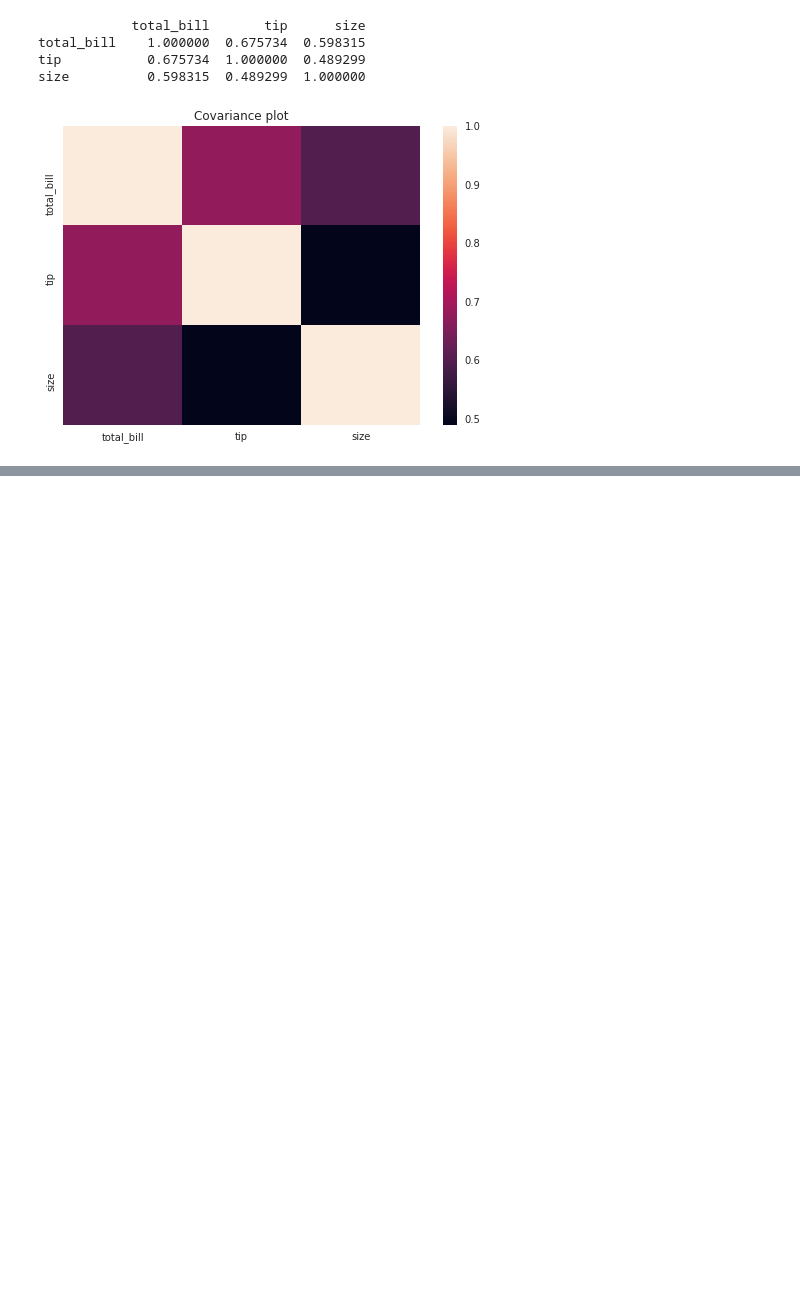
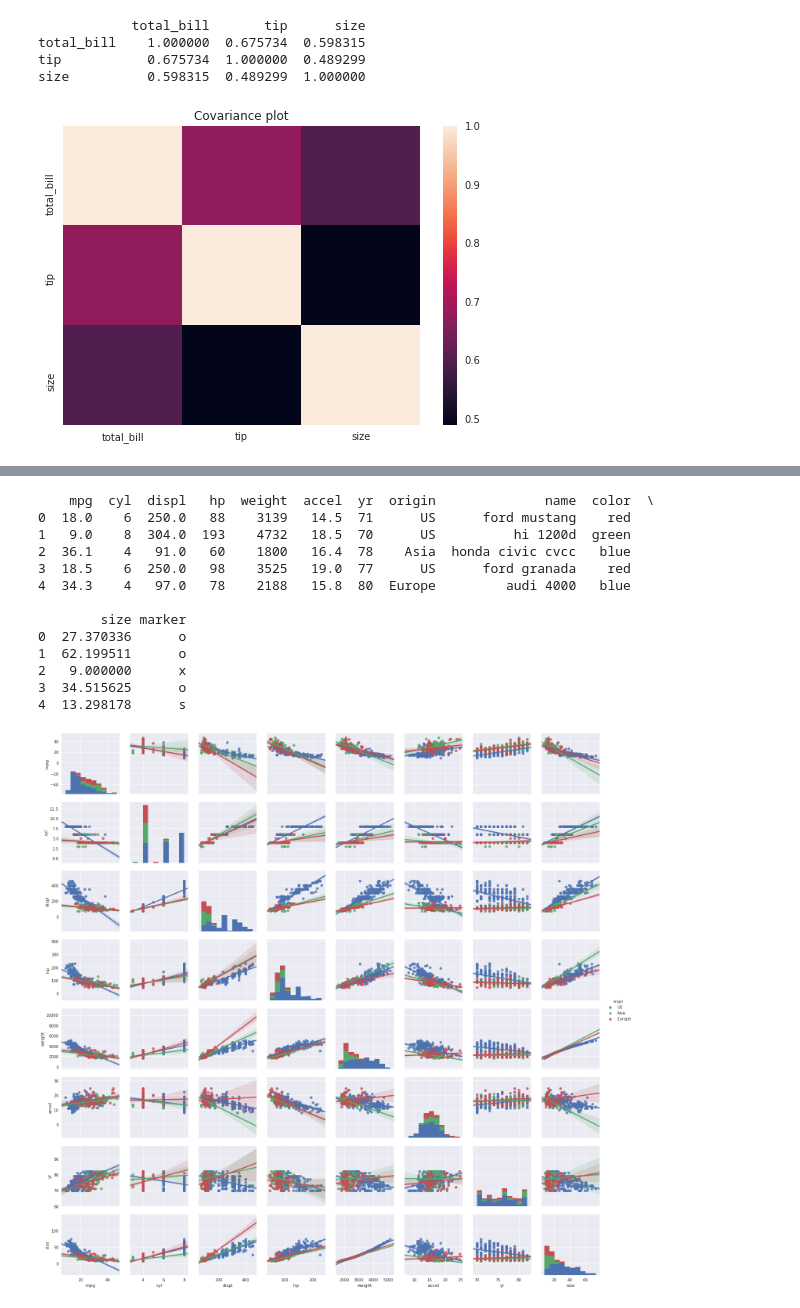
Before and after one commit to franksalas/datacamp, a Jupyter notebook: Introduction_to_Data_Visualization_with_Python/03StatisticalPlotsWithSeaborn.ipynb, the cells around one changed output, grey strips where cells are left out. Drawn from its saved outputs; the diff is of its cells as text; code cells hidden in the pictures; blank space fills up the shorter version.

```diff
--- a/Introduction_to_Data_Visualization_with_Python/03StatisticalPlotsWithSeaborn.ipynb
+++ b/Introduction_to_Data_Visualization_with_Python/03StatisticalPlotsWithSeaborn.ipynb
@@ -348,0 +425,26 @@ size          0.598315  0.489299  1.000000
+# %%
+## EXAMPLE
+# Plotting distributions pairwise (2)
+# Print the first 5 rows of the DataFrame
+print(auto.head())
+
+# Plot the pairwise joint distributions grouped by 'origin' along with regression lines
+sns.pairplot(auto,hue='origin', kind='reg')
+
+# Display the plot
+plt.show()
+# %% [output]
+    mpg  cyl  displ   hp  weight  accel  yr  origin              name  color  \
+0  18.0    6  250.0   88    3139   14.5  71      US      ford mustang    red
+1   9.0    8  304.0  193    4732   18.5  70      US          hi 1200d  green
+2  36.1    4   91.0   60    1800   16.4  78    Asia  honda civic cvcc   blue
+3  18.5    6  250.0   98    3525   19.0  77      US      ford granada    red
+4  34.3    4   97.0   78    2188   15.8  80  Europe         audi 4000   blue
+
+        size marker
+0  27.370336      o
+1  62.199511      o
+2   9.000000      x
+3  34.515625      o
+4  13.298178      s
+[figure, added]
```
Also changed, not shown: parts of 21 cells of this notebook, 12 other files.
